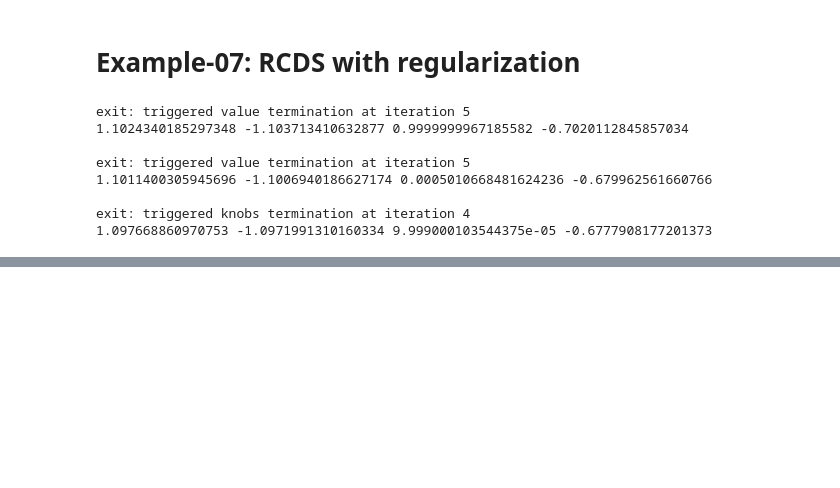
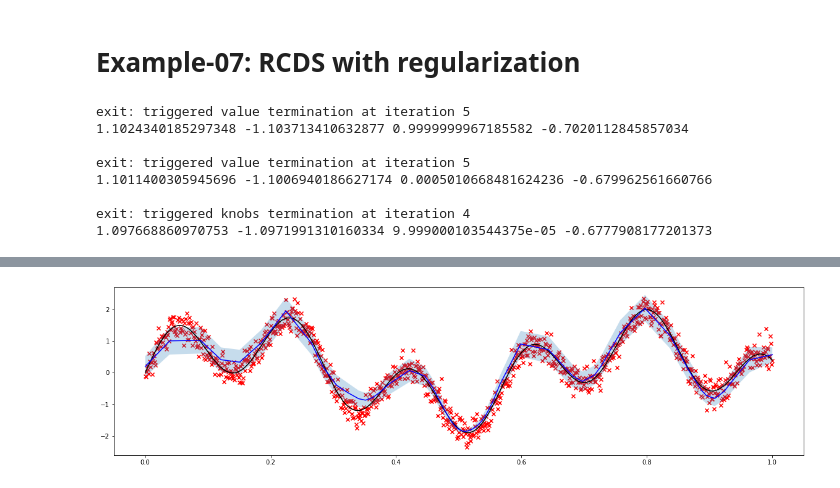
Before and after one commit to i-a-morozov/rcds, a Jupyter notebook: rcds.ipynb, the cells around one changed output, grey strips where cells are left out. Cells and saved outputs as stored; diff of their text form; code cells hidden in the pictures; blank space fills up the shorter version.

```diff
--- a/rcds.ipynb
+++ b/rcds.ipynb
@@ -1015,0 +1187,27 @@ exit: triggered knobs termination at iteration 4
+# %%
+# Compute and plot confidence region
+
+with torch.no_grad():
+    p = gp.posterior(X, Y)
+    m = p.mean.flatten()
+    l, u = p.mvn.confidence_region()
+    l = l.flatten()
+    u = u.flatten()
+
+# Sort and perform inverse standartization
+
+index = X.flatten().argsort()
+m = m[index]*y.std() + y.mean()
+l = l[index]*y.std() + y.mean()
+u = u[index]*y.std() + y.mean()
+
+# Plot
+
+plt.figure(figsize=(20, 5))
+plt.plot(x1, y1, color='black')
+plt.scatter(x2, y2, color='red', marker='x')
+plt.plot(X.flatten()[index], m, color='blue')
+plt.fill_between(X.flatten()[index], l, u, alpha = 0.25, lw = 0)
+plt.show()
+# %% [output]
+[figure, added]
```
Also changed, not shown: parts of 28 cells of this notebook, 1 other file.
